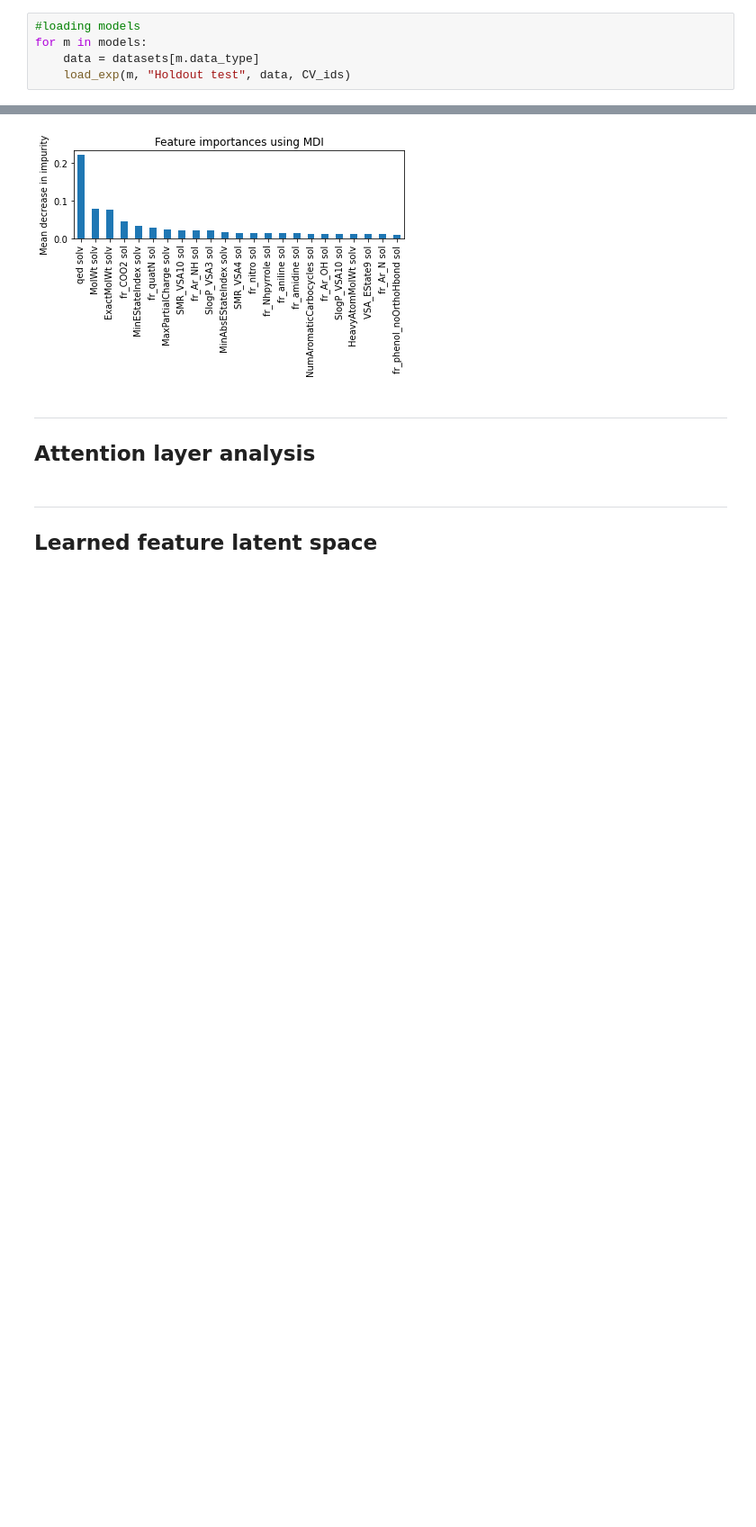
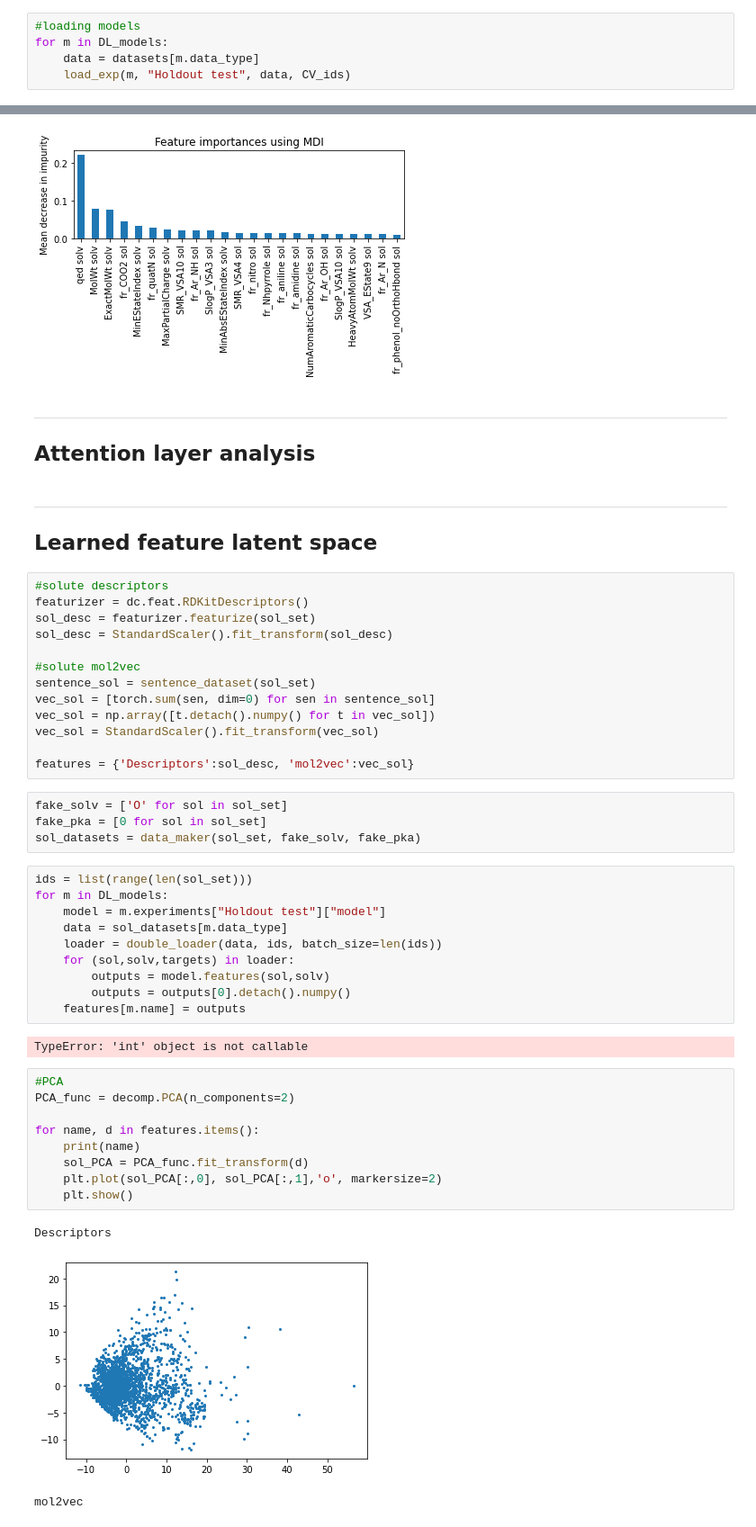
Before and after one commit to saratanov/git_honours, a Jupyter notebook: THESIS/interpretations.ipynb, the cells around one changed output, grey strips where cells are left out. Shown: that part at 90% size. Drawn from its saved outputs; the diff is of its cells as text; blank space fills up the shorter version.

```diff
--- a/THESIS/interpretations.ipynb
+++ b/THESIS/interpretations.ipynb
@@ -100,7 +118,7 @@ XGB_ECFP = Model(name='XGBoost with ECFP',
 models = [RF_desc, RF_ECFP, MLP_desc, MLP_ECFP, XGB_desc, XGB_ECFP]
 # %%
 #loading models
-for m in models:
+for m in DL_models:
     data = datasets[m.data_type]
     load_exp(m, "Holdout test", data, CV_ids)
 # %% [markdown]
@@ -148,3 +166,45 @@ fig.tight_layout()
 # %% [markdown]
 ---
 ## Learned feature latent space
+# %%
+#solute descriptors
+featurizer = dc.feat.RDKitDescriptors()
+sol_desc = featurizer.featurize(sol_set)
+sol_desc = StandardScaler().fit_transform(sol_desc)
+
+#solute mol2vec
+sentence_sol = sentence_dataset(sol_set)
+vec_sol = [torch.sum(sen, dim=0) for sen in sentence_sol]
+vec_sol = np.array([t.detach().numpy() for t in vec_sol])
+vec_sol = StandardScaler().fit_transform(vec_sol)
+
+features = {'Descriptors':sol_desc, 'mol2vec':vec_sol}
+# %%
+fake_solv = ['O' for sol in sol_set]
+fake_pka = [0 for sol in sol_set]
+sol_datasets = data_maker(sol_set, fake_solv, fake_pka)
+# %%
+ids = list(range(len(sol_set)))
+for m in DL_models:
+    model = m.experiments["Holdout test"]["model"]
+    data = sol_datasets[m.data_type]
+    loader = double_loader(data, ids, batch_size=len(ids))
+    for (sol,solv,targets) in loader:
+        outputs = model.features(sol,solv)
+        outputs = outputs[0].detach().numpy()
+    features[m.name] = outputs
+# %% [output]
+TypeError: 'int' object is not callable
+# %%
+#PCA
+PCA_func = decomp.PCA(n_components=2)
+
+for name, d in features.items():
+    print(name)
+    sol_PCA = PCA_func.fit_transform(d)
+    plt.plot(sol_PCA[:,0], sol_PCA[:,1],'o', markersize=2)
+    plt.show()
+# %% [output]
+Descriptors
+[figure, added]
+mol2vec
```
Also changed, not shown: parts of 6 cells of this notebook, 7 other files.
